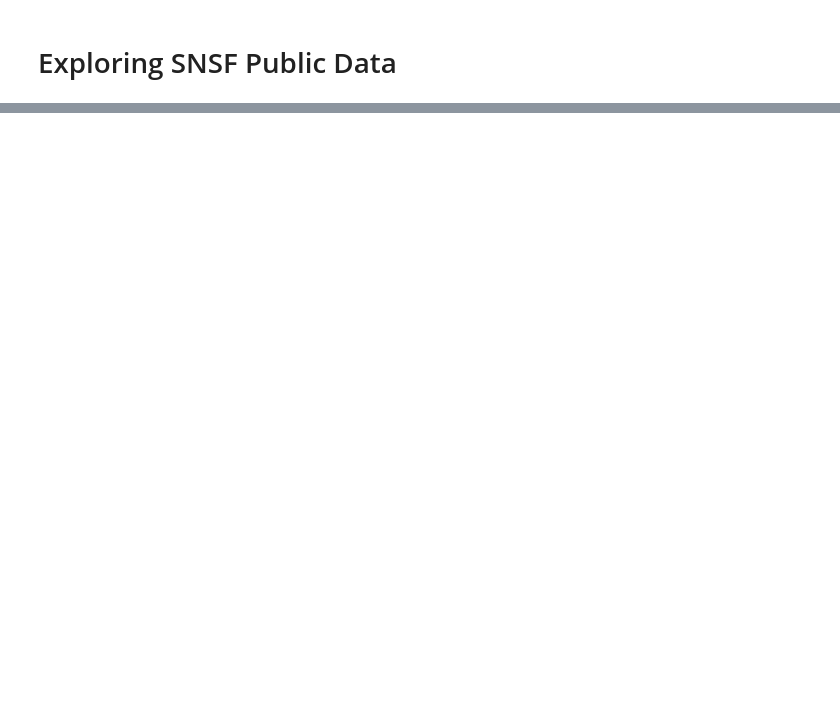
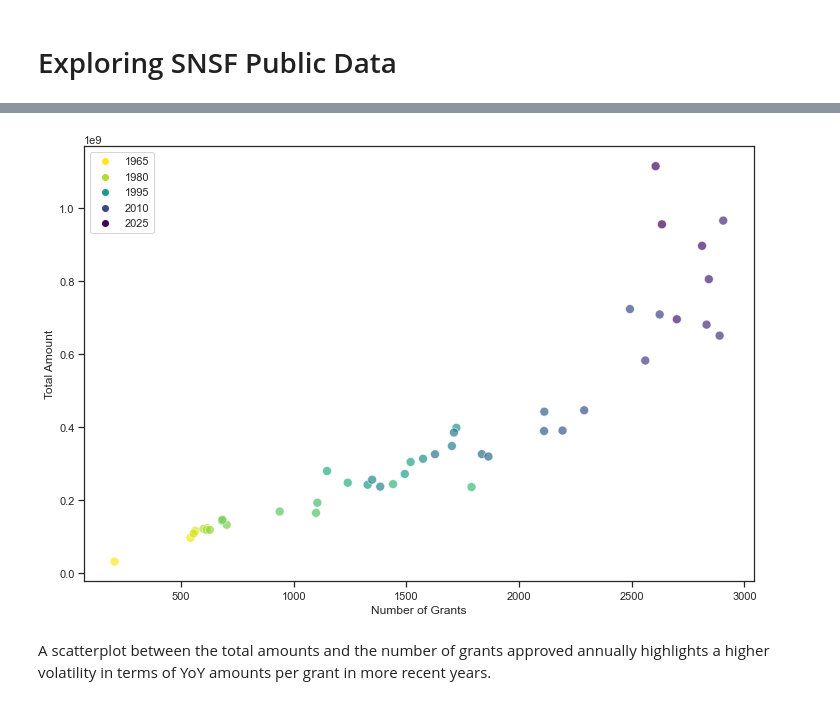
Before and after one commit to zambujo/p3data, a Jupyter notebook: exploration.ipynb, the cells around one changed output, grey strips where cells are left out. Drawn from its saved outputs; the diff is of its cells as text; code cells hidden in the pictures; blank space fills up the shorter version.

```diff
--- a/exploration.ipynb
+++ b/exploration.ipynb
@@ -21,0 +82,14 @@ people=pd.read_feather('data/person.feather')
+# %%
+annual_counts = grants.groupby(['year']).size().reset_index().rename(columns={0:'count'})
+annual_stats = annual_counts.merge(annual_funding, on='year')
+annual_stats = annual_stats.query('year < 2020')
+# %%
+sns.set_style("ticks")
+g = sns.scatterplot(x="count", y="approved_amount", hue=annual_stats.year.tolist(), palette='viridis_r', alpha=.7, s = 80, data=annual_stats)
+g.set_xlabel('Number of Grants')
+g.set_ylabel('Total Amount')
+g;
+# %% [output]
+[figure, added]
+# %% [markdown]
+A scatterplot between the total amounts and the number of grants approved annually highlights a higher volatility in terms of YoY amounts per grant in more recent years.
```
Also changed, not shown: parts of 21 cells of this notebook.
